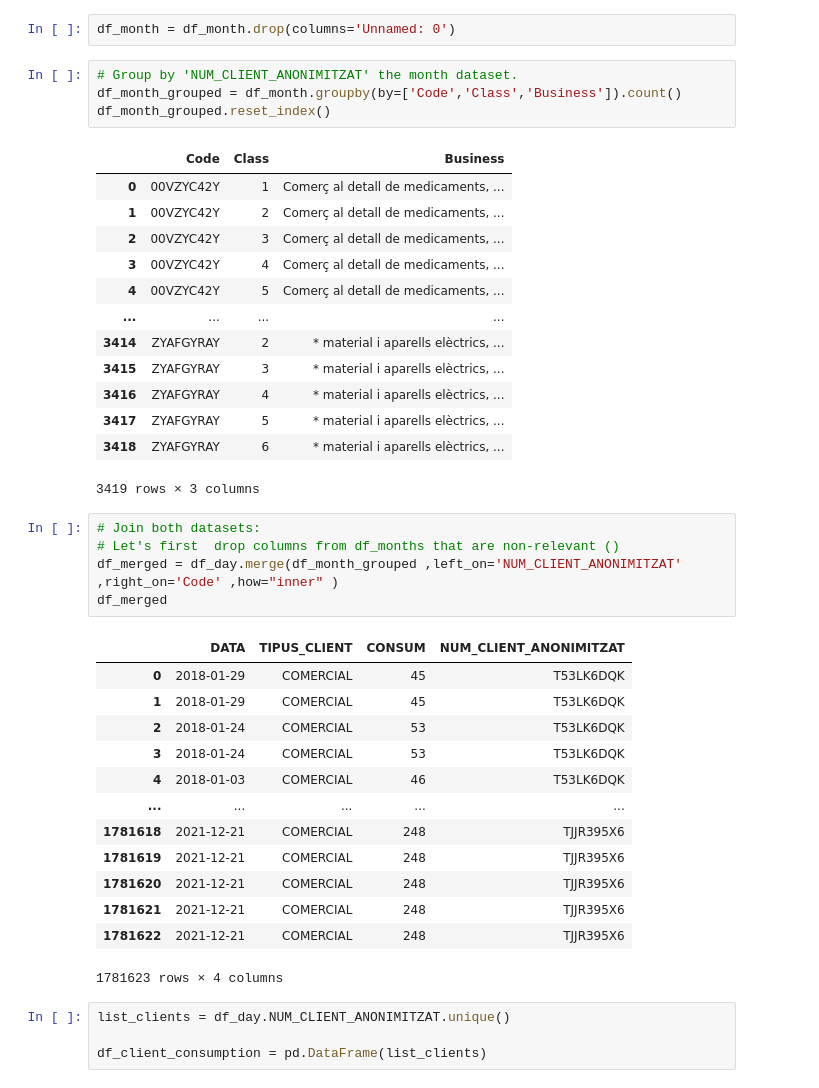
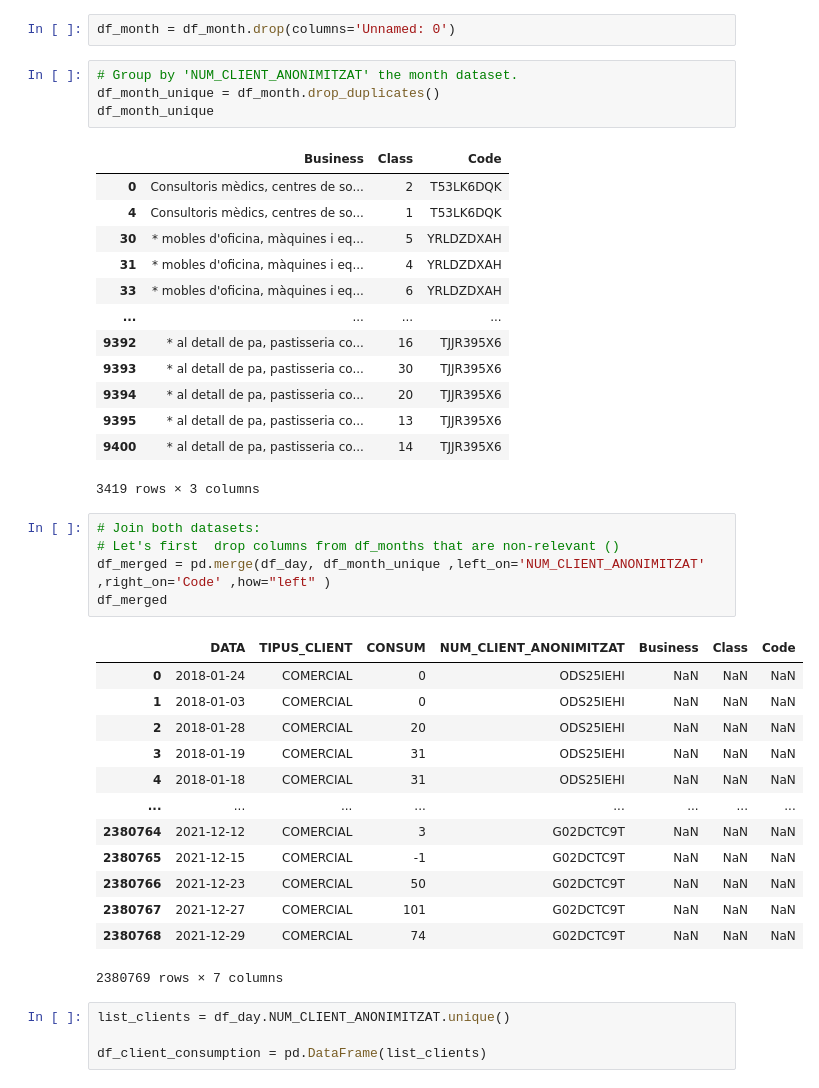
Before and after one commit to viladehack/DataScience, a Jupyter notebook: ViladeHack_2022.ipynb, the cells around one changed output. Saved outputs shown, nothing was run; the diff lists cells and outputs as text.

```diff
--- a/ViladeHack_2022.ipynb
+++ b/ViladeHack_2022.ipynb
@@ -145,41 +145,41 @@ df_day
 df_month = df_month.drop(columns='Unnamed: 0')
 # %%
 # Group by 'NUM_CLIENT_ANONIMITZAT' the month dataset.
-df_month_grouped = df_month.groupby(by=['Code','Class','Business']).count()
-df_month_grouped.reset_index()
+df_month_unique = df_month.drop_duplicates()
+df_month_unique
 # %% [output]
-|  | Code | Class | Business |
-| 0 | 00VZYC42Y | 1 | Comerç al detall de medicaments, ... |
-| 1 | 00VZYC42Y | 2 | Comerç al detall de medicaments, ... |
-| 2 | 00VZYC42Y | 3 | Comerç al detall de medicaments, ... |
-| 3 | 00VZYC42Y | 4 | Comerç al detall de medicaments, ... |
-| 4 | 00VZYC42Y | 5 | Comerç al detall de medicaments, ... |
+|  | Business | Class | Code |
+| 0 | Consultoris mèdics, centres de so... | 2 | T53LK6DQK |
+| 4 | Consultoris mèdics, centres de so... | 1 | T53LK6DQK |
+| 30 | * mobles d'oficina, màquines i eq... | 5 | YRLDZDXAH |
+| 31 | * mobles d'oficina, màquines i eq... | 4 | YRLDZDXAH |
+| 33 | * mobles d'oficina, màquines i eq... | 6 | YRLDZDXAH |
 | ... | ... | ... | ... |
-| 3414 | ZYAFGYRAY | 2 | * material i aparells elèctrics, ... |
-| 3415 | ZYAFGYRAY | 3 | * material i aparells elèctrics, ... |
-| 3416 | ZYAFGYRAY | 4 | * material i aparells elèctrics, ... |
-| 3417 | ZYAFGYRAY | 5 | * material i aparells elèctrics, ... |
-| 3418 | ZYAFGYRAY | 6 | * material i aparells elèctrics, ... |
+| 9392 | * al detall de pa, pastisseria co... | 16 | TJJR395X6 |
+| 9393 | * al detall de pa, pastisseria co... | 30 | TJJR395X6 |
+| 9394 | * al detall de pa, pastisseria co... | 20 | TJJR395X6 |
+| 9395 | * al detall de pa, pastisseria co... | 13 | TJJR395X6 |
+| 9400 | * al detall de pa, pastisseria co... | 14 | TJJR395X6 |
 3419 rows × 3 columns
 # %%
 # Join both datasets:
 # Let's first  drop columns from df_months that are non-relevant ()
-df_merged = df_day.merge(df_month_grouped ,left_on='NUM_CLIENT_ANONIMITZAT' ,right_on='Code' ,how="inner" )
+df_merged = pd.merge(df_day, df_month_unique ,left_on='NUM_CLIENT_ANONIMITZAT' ,right_on='Code' ,how="left" )
 df_merged
 # %% [output]
-|  | DATA | TIPUS_CLIENT | CONSUM | NUM_CLIENT_ANONIMITZAT |
-| 0 | 2018-01-29 | COMERCIAL | 45 | T53LK6DQK |
-| 1 | 2018-01-29 | COMERCIAL | 45 | T53LK6DQK |
-| 2 | 2018-01-24 | COMERCIAL | 53 | T53LK6DQK |
-| 3 | 2018-01-24 | COMERCIAL | 53 | T53LK6DQK |
-| 4 | 2018-01-03 | COMERCIAL | 46 | T53LK6DQK |
-| ... | ... | ... | ... | ... |
-| 1781618 | 2021-12-21 | COMERCIAL | 248 | TJJR395X6 |
-| 1781619 | 2021-12-21 | COMERCIAL | 248 | TJJR395X6 |
-| 1781620 | 2021-12-21 | COMERCIAL | 248 | TJJR395X6 |
-| 1781621 | 2021-12-21 | COMERCIAL | 248 | TJJR395X6 |
-| 1781622 | 2021-12-21 | COMERCIAL | 248 | TJJR395X6 |
+|  | DATA | TIPUS_CLIENT | CONSUM | NUM_CLIENT_ANONIMITZAT | Business | Class | Code |
+| 0 | 2018-01-24 | COMERCIAL | 0 | ODS25IEHI | NaN | NaN | NaN |
+| 1 | 2018-01-03 | COMERCIAL | 0 | ODS25IEHI | NaN | NaN | NaN |
+| 2 | 2018-01-28 | COMERCIAL | 20 | ODS25IEHI | NaN | NaN | NaN |
+| 3 | 2018-01-19 | COMERCIAL | 31 | ODS25IEHI | NaN | NaN | NaN |
+| 4 | 2018-01-18 | COMERCIAL | 31 | ODS25IEHI | NaN | NaN | NaN |
+| ... | ... | ... | ... | ... | ... | ... | ... |
+| 2380764 | 2021-12-12 | COMERCIAL | 3 | G02DCTC9T | NaN | NaN | NaN |
+| 2380765 | 2021-12-15 | COMERCIAL | -1 | G02DCTC9T | NaN | NaN | NaN |
+| 2380766 | 2021-12-23 | COMERCIAL | 50 | G02DCTC9T | NaN | NaN | NaN |
+| 2380767 | 2021-12-27 | COMERCIAL | 101 | G02DCTC9T | NaN | NaN | NaN |
+| 2380768 | 2021-12-29 | COMERCIAL | 74 | G02DCTC9T | NaN | NaN | NaN |
-1781623 rows × 4 columns
+2380769 rows × 7 columns
 # %%
 list_clients = df_day.NUM_CLIENT_ANONIMITZAT.unique()
 
```
Also changed, not shown: 2 other files.
